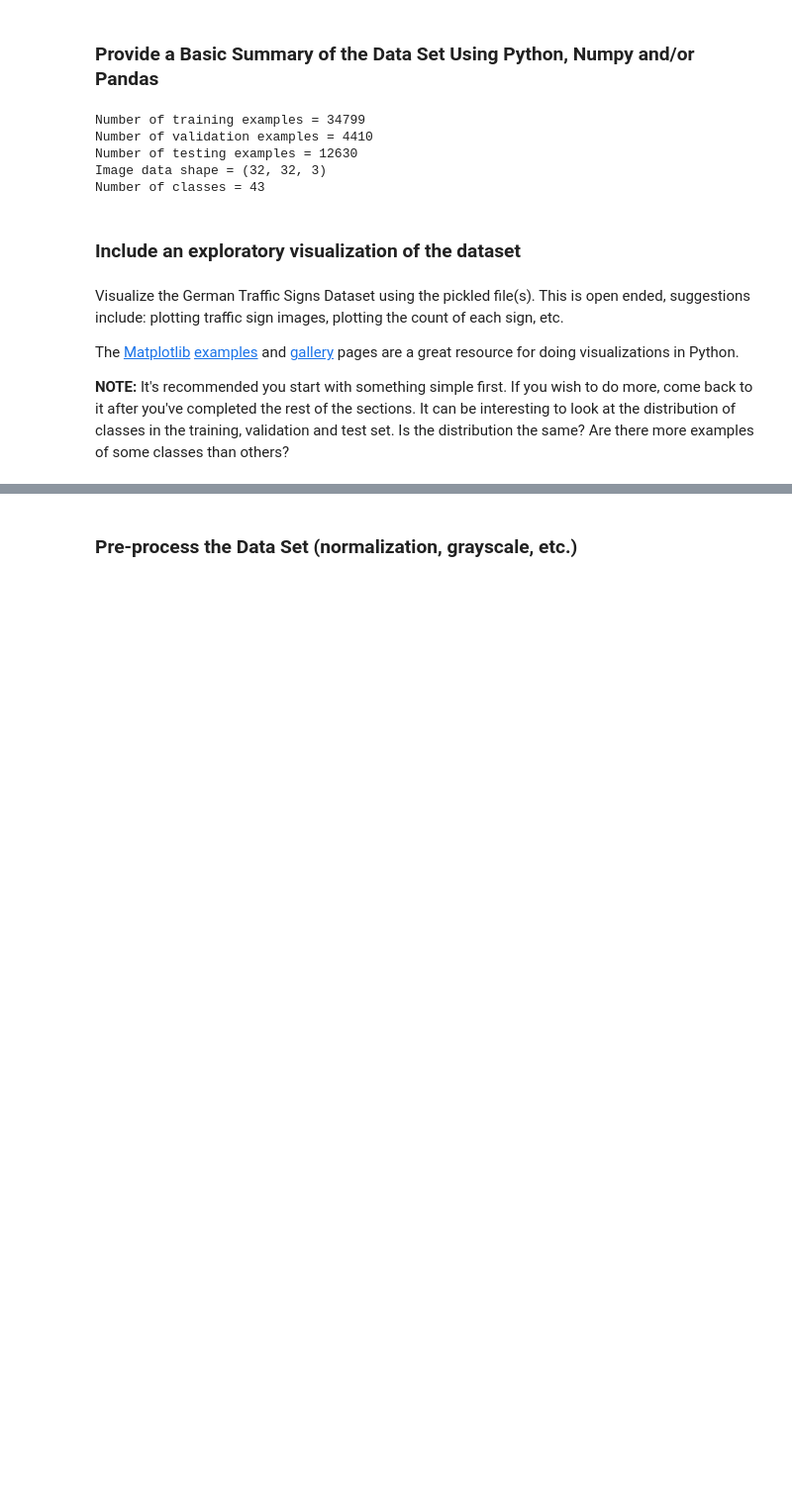
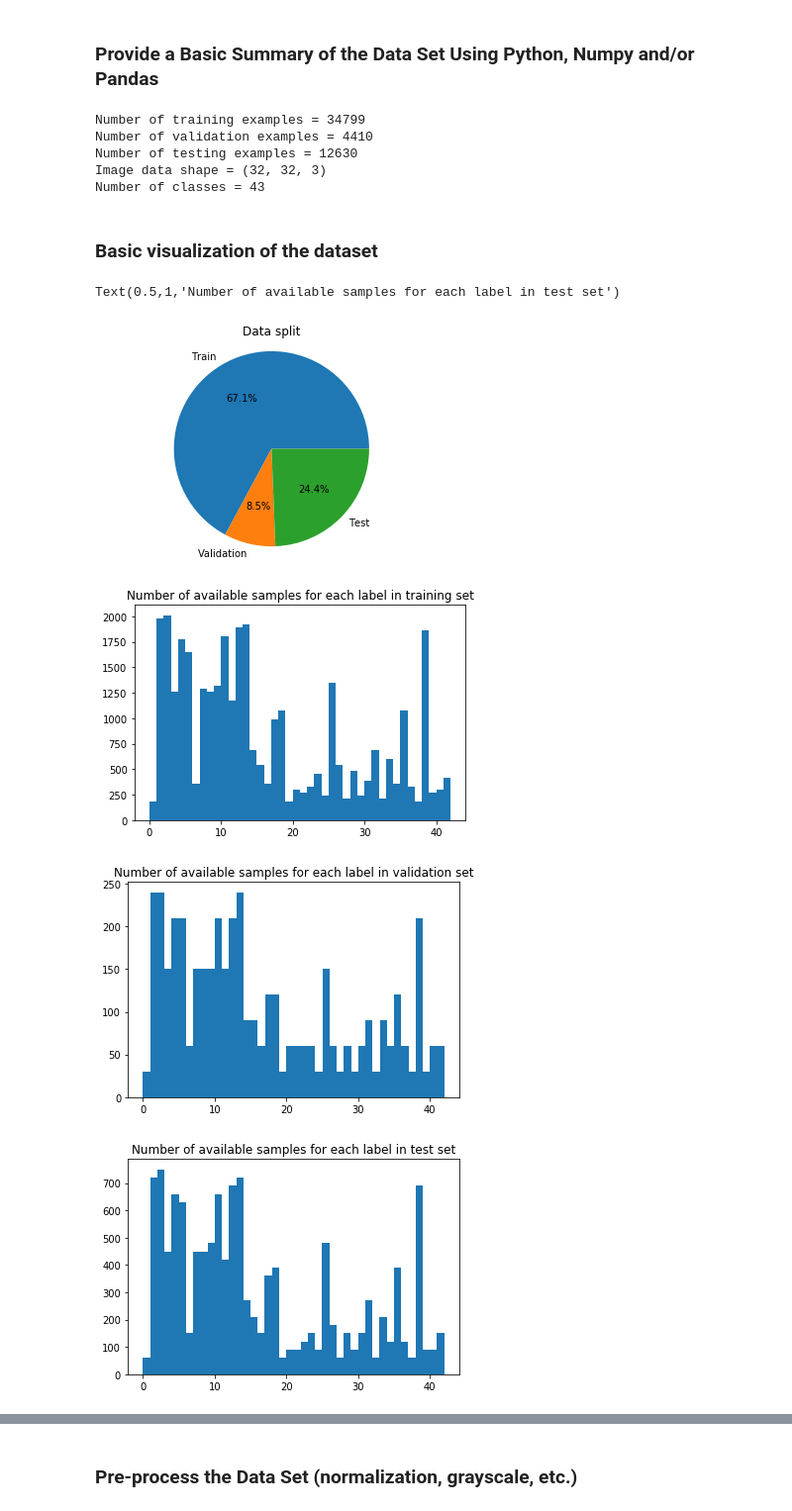
Before and after one commit to jahoo459/self_driving_car_nd_project_3, a Jupyter notebook: Traffic_Sign_Classifier.ipynb, the cells around one changed output, grey strips where cells are left out. Shown at 99% size. Drawn from its saved outputs; the diff is of its cells as text; code cells hidden in the pictures; blank space fills up the shorter version.

```diff
--- a/Traffic_Sign_Classifier.ipynb
+++ b/Traffic_Sign_Classifier.ipynb
@@ -99,11 +80,33 @@ Number of testing examples = 12630
 Image data shape = (32, 32, 3)
 Number of classes = 43
 # %% [markdown]
-### Include an exploratory visualization of the dataset
+### Basic visualization of the dataset
-# %% [markdown]
-Visualize the German Traffic Signs Dataset using the pickled file(s). This is open ended, suggestions include: plotting traffic sign images, plotting the count of each sign, etc.
-
-The [Matplotlib](http://matplotlib.org/) [examples](http://matplotlib.org/examples/index.html) and [gallery](http://matplotlib.org/gallery.html) pages are a great resource for doing visualizations in Python.
-
-**NOTE:** It's recommended you start with something simple first. If you wish to do more, come back to it after you've completed the rest of the sections. It can be interesting to look at the distribution of classes in the training, validation and test set. Is the distribution the same? Are there more examples of some classes than others?
+# %%
+# Visualize the split of all the datat to train, validation and test sets
+visualization_labels = ["Train", "Validation", "Test"]
+plt.figure()
+plt.pie([n_train, n_validation, n_test], labels = visualization_labels, autopct='%1.1f%%')
+plt.axis('equal')
+plt.title("Data split")
+
+# Visualize how many training examples are available for each class
+plt.figure()
+plt.hist(y_train, bins=n_classes-1)
+plt.title("Number of available samples for each label in training set")
+
+# Visualize how many validation examples are available for each class
+plt.figure()
+plt.hist(y_valid, bins=n_classes-1)
+plt.title("Number of available samples for each label in validation set")
+
+# Visualize how many test examples are available for each class
+plt.figure()
+plt.hist(y_test, bins=n_classes-1)
+plt.title("Number of available samples for each label in test set")
+# %% [output]
+Text(0.5,1,'Number of available samples for each label in test set')
+[figure, added]
+[figure, added]
+[figure, added]
+[figure, added]
 # %%
```
Also changed, not shown: parts of 39 cells of this notebook, 6 other files.
